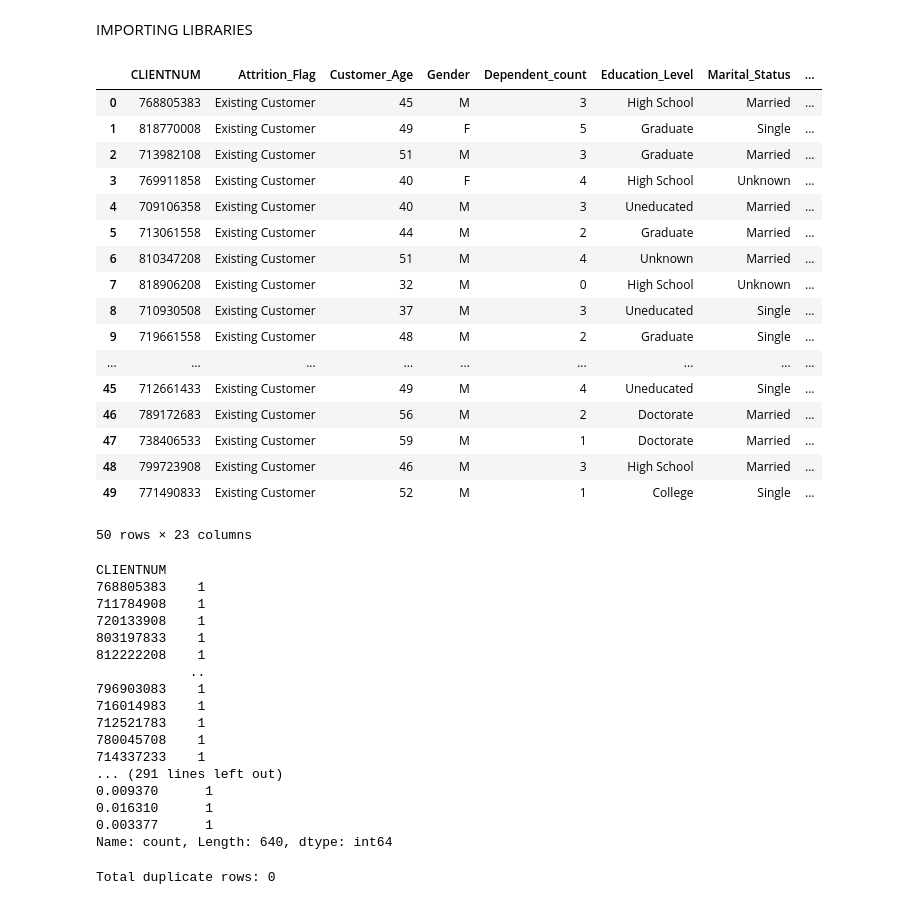
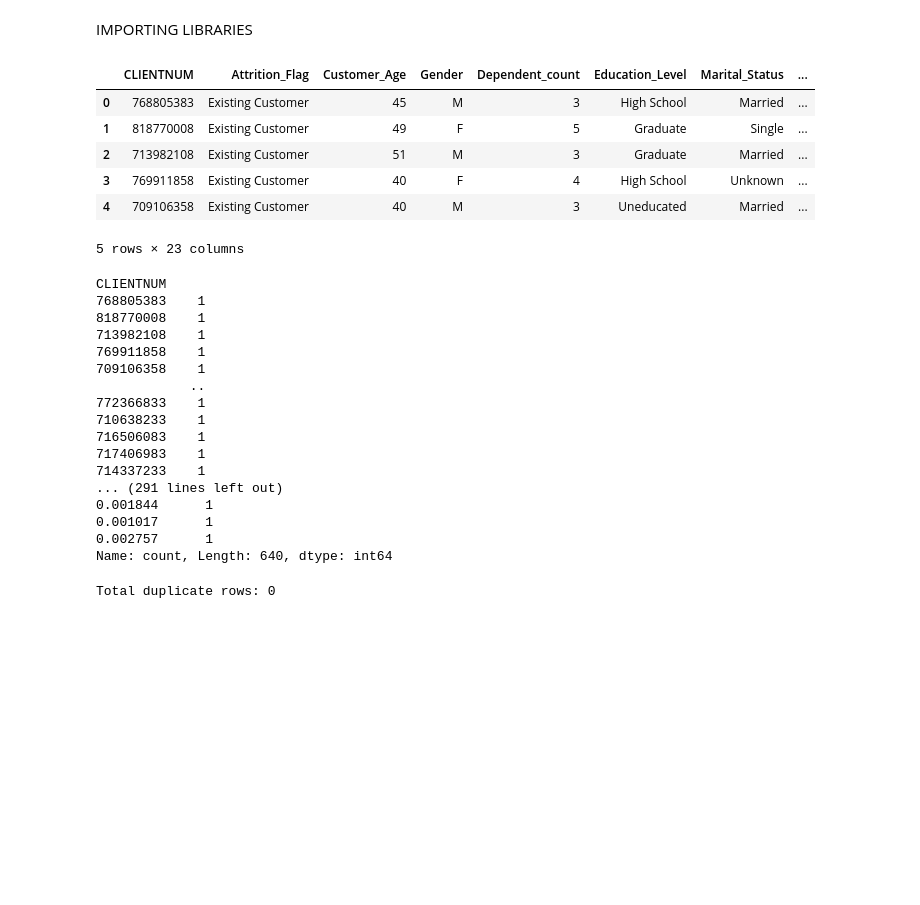
Before and after one commit to Omar-Orabi97/BankChurners, a Jupyter notebook: BankChurnersProject.ipynb, the cells around one changed output. Saved outputs shown, nothing was run; the diff lists cells and outputs as text; code cells hidden in the pictures; blank space fills up the shorter version.

```diff
--- a/BankChurnersProject.ipynb
+++ b/BankChurnersProject.ipynb
@@ -11,27 +12,16 @@ from sklearn.metrics import classification_report, confusion_matrix
 # %%
 
-bank = pd.read_csv(r'C:\Users\Omar-\Downloads\BankChurners.csv\BankChurners.csv')
+bank = pd.read_csv('BankChurners.csv')
 # %%
-bank.head(50)
+bank.head()
 # %% [output]
 |  | CLIENTNUM | Attrition_Flag | Customer_Age | Gender | Dependent_count | Education_Level | Marital_Status | ... |
 | 0 | 768805383 | Existing Customer | 45 | M | 3 | High School | Married | ... |
 | 1 | 818770008 | Existing Customer | 49 | F | 5 | Graduate | Single | ... |
 | 2 | 713982108 | Existing Customer | 51 | M | 3 | Graduate | Married | ... |
 | 3 | 769911858 | Existing Customer | 40 | F | 4 | High School | Unknown | ... |
 | 4 | 709106358 | Existing Customer | 40 | M | 3 | Uneducated | Married | ... |
-| 5 | 713061558 | Existing Customer | 44 | M | 2 | Graduate | Married | ... |
-| 6 | 810347208 | Existing Customer | 51 | M | 4 | Unknown | Married | ... |
-| 7 | 818906208 | Existing Customer | 32 | M | 0 | High School | Unknown | ... |
-| 8 | 710930508 | Existing Customer | 37 | M | 3 | Uneducated | Single | ... |
-| 9 | 719661558 | Existing Customer | 48 | M | 2 | Graduate | Single | ... |
-| ... | ... | ... | ... | ... | ... | ... | ... | ... |
-| 45 | 712661433 | Existing Customer | 49 | M | 4 | Uneducated | Single | ... |
-| 46 | 789172683 | Existing Customer | 56 | M | 2 | Doctorate | Married | ... |
-| 47 | 738406533 | Existing Customer | 59 | M | 1 | Doctorate | Married | ... |
-| 48 | 799723908 | Existing Customer | 46 | M | 3 | High School | Married | ... |
-| 49 | 771490833 | Existing Customer | 52 | M | 1 | College | Single | ... |
-50 rows × 23 columns
+5 rows × 23 columns
 # %%
 #EDA to detect missing values
 for col in bank.columns:
@@ -39,20 +29,20 @@ for col in bank.columns:
 # %% [output]
 CLIENTNUM
 768805383    1
-711784908    1
-720133908    1
-803197833    1
-812222208    1
+818770008    1
+713982108    1
+769911858    1
+709106358    1
             ..
-796903083    1
-716014983    1
-712521783    1
-780045708    1
+772366833    1
+710638233    1
+716506083    1
+717406983    1
 714337233    1
 ... (291 lines left out)
-0.009370      1
-0.016310      1
-0.003377      1
+0.001844      1
+0.001017      1
+0.002757      1
 Name: count, Length: 640, dtype: int64
 # %%
 # Count how many duplicate rows exist
```
Also changed, not shown: parts of 7 cells of this notebook.
